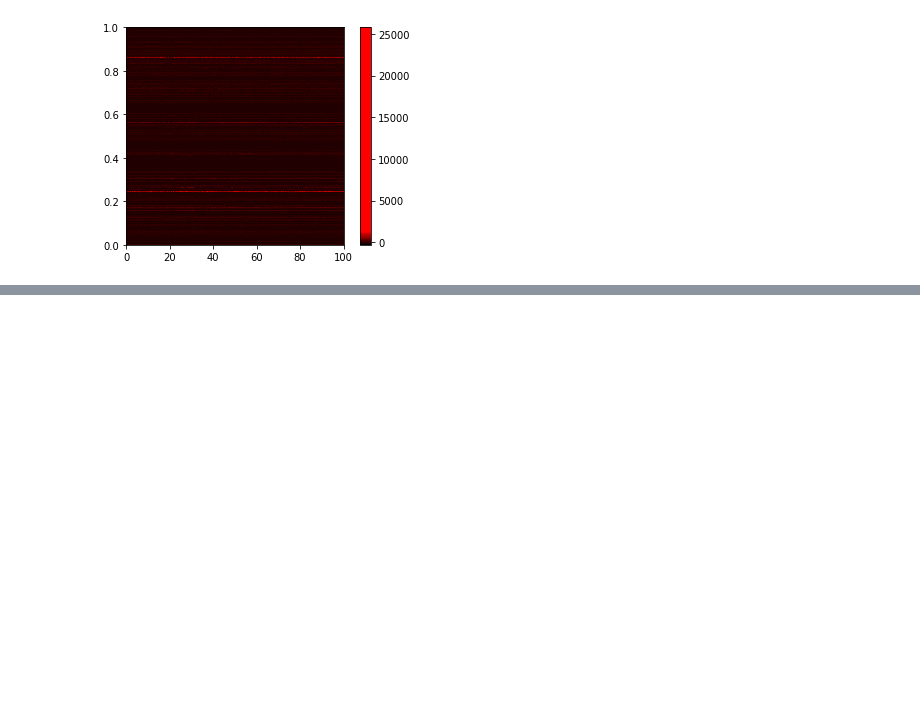
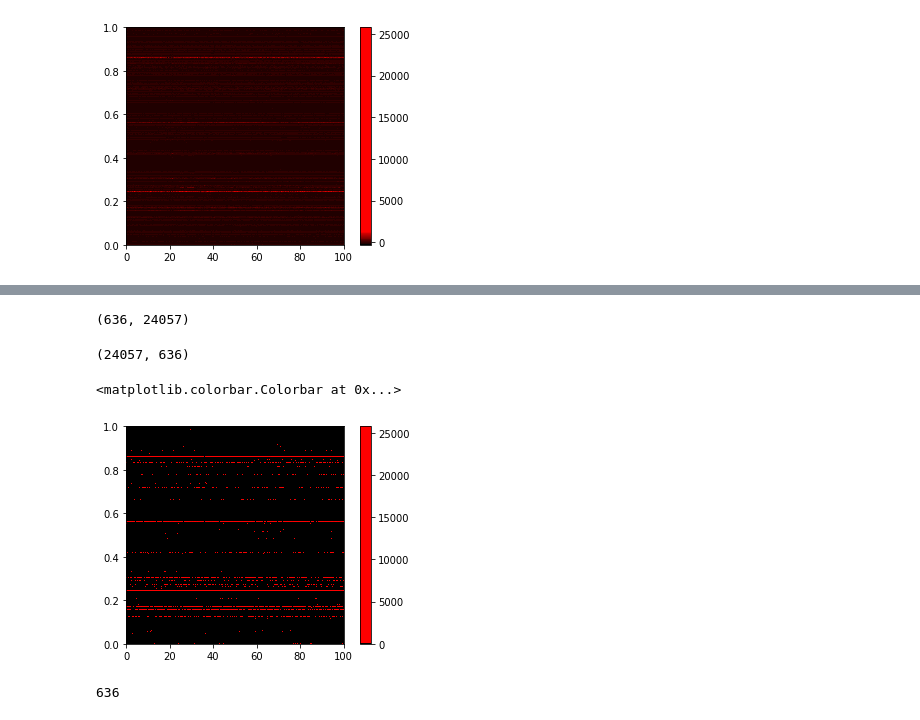
Before and after one commit to miholjcicmarko/DataScienceBME6900Project, a Jupyter notebook: alan brain atlas data/reading mouse VC data.ipynb, the cells around one changed output, grey strips where cells are left out. Drawn from its saved outputs; the diff is of its cells as text; code cells hidden in the pictures; blank space fills up the shorter version.

```diff
--- a/alan brain atlas data/reading mouse VC data.ipynb
+++ b/alan brain atlas data/reading mouse VC data.ipynb
@@ -449,0 +482,3 @@ print(avg.mean())
+# %%
+excitatory_gene_rpkm_layer = excitatory_gene_rpkm_layer.apply(pd.to_numeric)
+excitatory_gene_rpkm_layer.dtypes
@@ -449,0 +503,3 @@ print(avg.mean())
+# %%
+excitatory_gene_rpkm_matrix_layer = excitatory_gene_rpkm_layer.to_numpy()
+excitatory_gene_rpkm_matrix_layer
@@ -449,0 +520,58 @@ print(avg.mean())
+# %%
+excitatory_gene_rpkm_matrix_layer.shape
+# %% [output]
+(636, 24057)
+# %%
+excitatory_gene_rpkm_matrix_layer = np.transpose(excitatory_gene_rpkm_matrix_layer)
+excitatory_gene_rpkm_matrix_layer.shape
+# %% [output]
+(24057, 636)
+# %%
+bR = ('Black', 'Red', 'Red', 'Red', 'Red', 'Red', 'Red', 'Red', 'Red',
+      'Red', 'Red', 'Red', 'Red', 'Red', 'Red', 'Red', 'Red', 'Red',
+      'Red', 'Red', 'Red', 'Red', 'Red', 'Red', 'Red', 'Red',
+      'Red', 'Red', 'Red', 'Red', 'Red', 'Red', 'Red', 'Red', 'Red',
+      'Red', 'Red', 'Red', 'Red', 'Red', 'Red', 'Red', 'Red', 'Red',
+      'Red', 'Red', 'Red', 'Red', 'Red', 'Red', 'Red', 'Red', 'Red',
+      'Red', 'Red', 'Red', 'Red', 'Red', 'Red', 'Red', 'Red', 'Red', 'Red', 'Red', 'Red', 'Red',
+      'Red', 'Red', 'Red', 'Red', 'Red', 'Red', 'Red', 'Red', 'Red',
+      'Red', 'Red', 'Red', 'Red', 'Red', 'Red', 'Red', 'Red', 'Red',
+      'Red', 'Red', 'Red', 'Red', 'Red', 'Red', 'Red', 'Red', 'Red', 'Red', 'Red', 'Red', 'Red',
+      'Red', 'Red', 'Red', 'Red', 'Red', 'Red', 'Red', 'Red', 'Red',
+      'Red', 'Red', 'Red', 'Red', 'Red', 'Red', 'Red', 'Red', 'Red',
+      'Red', 'Red', 'Red', 'Red', 'Red', 'Red', 'Red', 'Red', 'Red', 'Red', 'Red', 'Red', 'Red',
+      'Red', 'Red', 'Red', 'Red', 'Red', 'Red', 'Red', 'Red', 'Red',
+      'Red', 'Red', 'Red', 'Red', 'Red', 'Red', 'Red', 'Red', 'Red',
+      'Red', 'Red', 'Red', 'Red', 'Red', 'Red', 'Red', 'Red', 'Red', 'Red', 'Red', 'Red', 'Red',
+      'Red', 'Red', 'Red', 'Red', 'Red', 'Red', 'Red', 'Red', 'Red',
+      'Red', 'Red', 'Red', 'Red', 'Red', 'Red', 'Red', 'Red', 'Red',
+      'Red', 'Red', 'Red', 'Red', 'Red', 'Red', 'Red', 'Red', 'Red', 'Red', 'Red', 'Red', 'Red',
+      'Red', 'Red', 'Red', 'Red', 'Red', 'Red', 'Red', 'Red', 'Red',
+      'Red', 'Red', 'Red', 'Red', 'Red', 'Red', 'Red', 'Red', 'Red',
+      'Red', 'Red', 'Red', 'Red', 'Red', 'Red', 'Red', 'Red', 'Red', 'Red', 'Red', 'Red', 'Red',
+      'Red', 'Red', 'Red', 'Red', 'Red', 'Red', 'Red', 'Red', 'Red',
+      'Red', 'Red', 'Red', 'Red', 'Red', 'Red', 'Red', 'Red', 'Red',
+      'Red', 'Red', 'Red', 'Red', 'Red', 'Red', 'Red', 'Red', 'Red')
+newcmap = LinearSegmentedColormap.from_list("mycmap", bR)
+# %%
+img = plt.imshow(excitatory_gene_rpkm_matrix_layer, cmap=newcmap,
+                 extent=[0,100,0,1], aspect=100)
+
+plt.colorbar(img, cmap=newcmap)
+# %% [output]
+<matplotlib.colorbar.Colorbar at 0x...>
+[figure, added]
+# %%
+#SVD
+U, s, vT = svd(excitatory_gene_rpkm_matrix_layer)
+
+count = 0
+
+for i in range(len(s)):
+    if s[i] < 0.00001:
+        count = count + 1
+
+rank = excitatory_gene_rpkm_matrix_layer.shape[1] - count
+rank
+# %% [output]
+636
```
Also changed, not shown: parts of 50 cells of this notebook.
